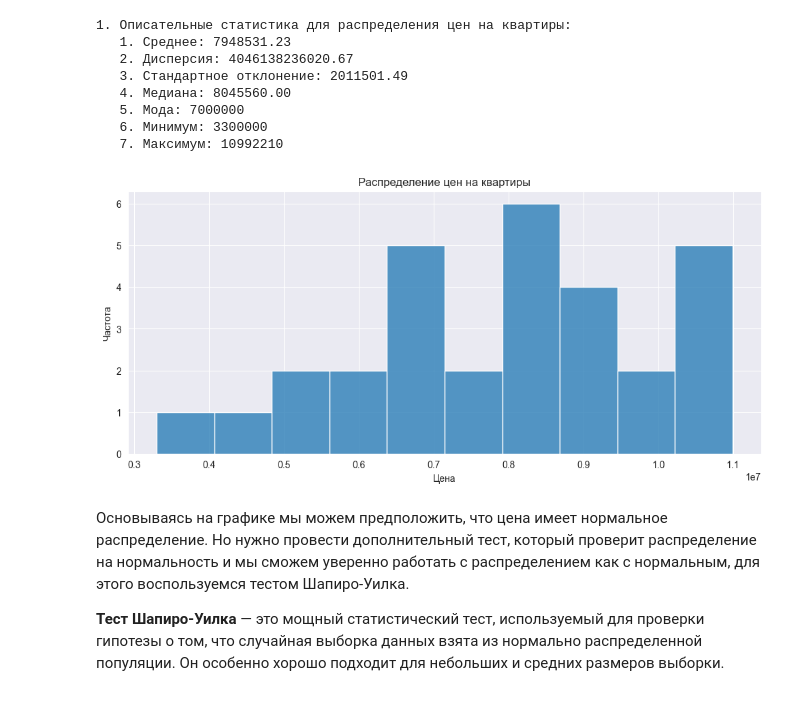
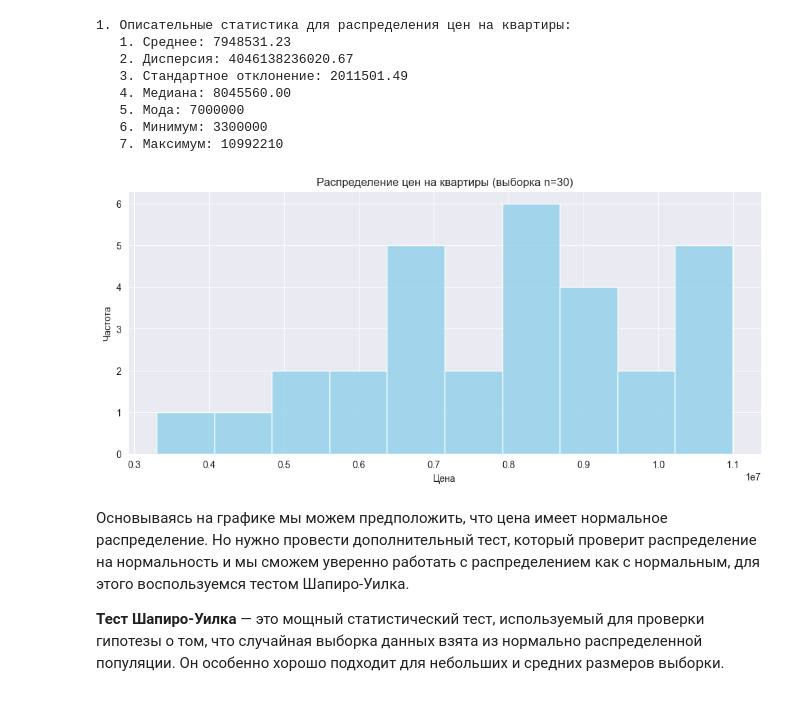
Before and after one commit to DanSikQ/Moscow_aparment_StatTest, a Jupyter notebook: stat_test.ipynb, the cells around one changed output. Cells and saved outputs as stored; diff of their text form; code cells hidden in the pictures.

```diff
--- a/stat_test.ipynb
+++ b/stat_test.ipynb
@@ -61,13 +71,13 @@ print(f"""
 # %%
 # Распределение цен на квартиры
 plt.figure(figsize=(12, 5))
-sns.histplot(data=sample, bins = 10)
-plt.title('Распределение цен на квартиры')
+sns.histplot(data=sample, bins = 10, color='skyblue')
+plt.title('Распределение цен на квартиры (выборка n=30)')
 plt.xlabel('Цена')
 plt.ylabel('Частота')
 plt.show()
 # %% [output]
-[figure, old version]
+[figure, new version]
 # %% [markdown]
 Основываясь на графике мы можем предположить, что цена имеет нормальное распределение.
 Но нужно провести дополнительный тест, который проверит распределение на нормальность и мы сможем уверенно работать с распределением как с нормальным, для этого воспользуемся тестом Шапиро-Уилка.
```
Also changed, not shown: parts of 16 cells of this notebook.
